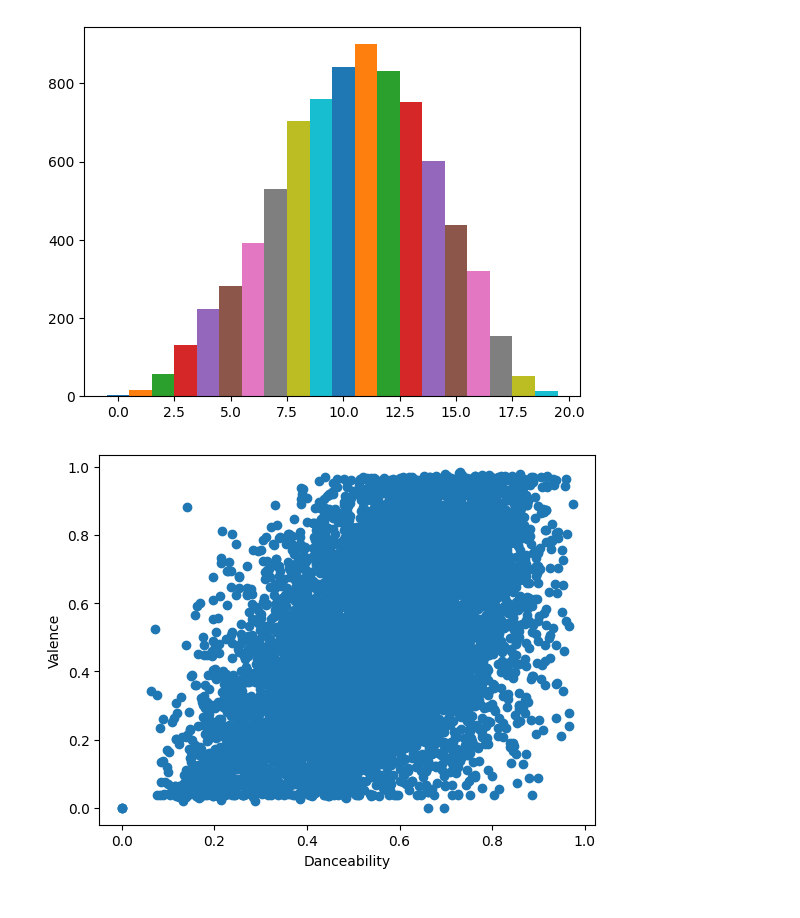
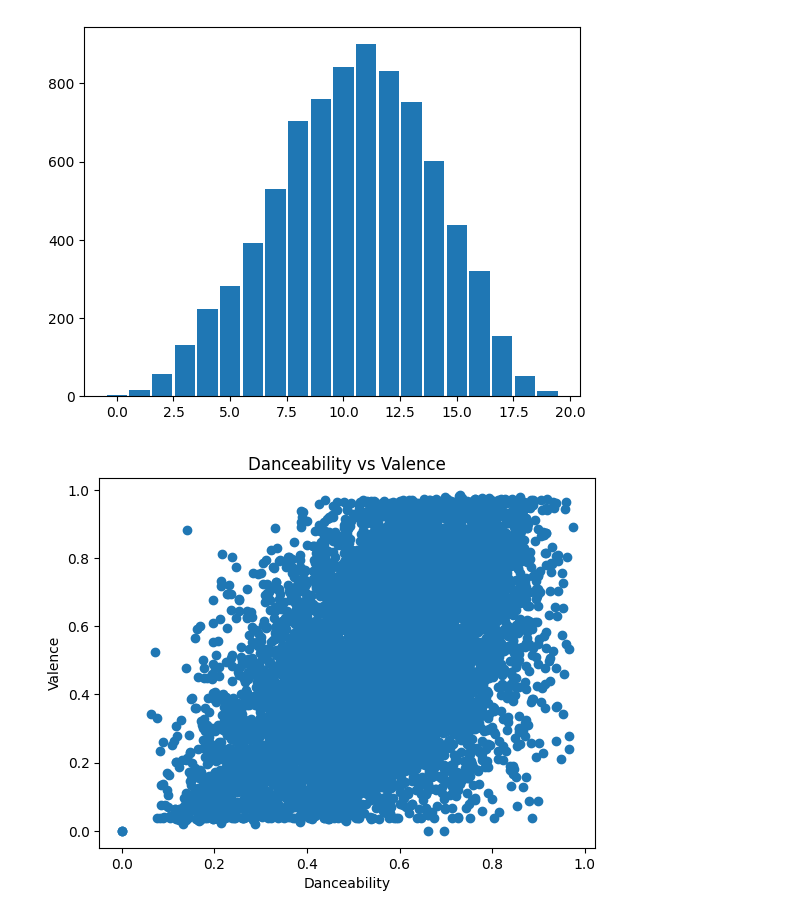
Before and after one commit to CharlesBai-blc/Lyra, a Jupyter notebook: src/data_processing/p02_plotting.ipynb, the cells around one changed output. Cells and saved outputs as stored; diff of their text form; code cells hidden in the pictures.

```diff
--- a/src/data_processing/p02_plotting.ipynb
+++ b/src/data_processing/p02_plotting.ipynb
@@ -1,27 +1,27 @@
 # %%
 import pandas as pd
 from pathlib import Path
 import matplotlib.pyplot as plt
 import numpy as np
 dir = Path(".")
 df1 = pd.read_csv(dir / "songs_condensed.csv")
 
 plt.figure(1)
-
+xvalues = np.arange(20)
 bars = np.zeros(20)
 for i in range(8000):
     index = int(df1.danceability[i]//0.05)
     bars[index] = bars[index] + 1
-for i in range(20):
-    plt.bar(i, bars[i], 1)
+plt.bar(xvalues, bars, .9)
 plt.show()
 
 
 plt.figure(2)
 plt.scatter(df1.danceability[:8000], df1.valence[:8000])
 plt.xlabel('Danceability')
 plt.ylabel('Valence')
+plt.title('Danceability vs Valence')
 plt.show()
 # %% [output]
-[figure, old version]
+[figure, new version]
-[figure, old version]
+[figure, new version]
```
Also changed, not shown: 1 other file.
